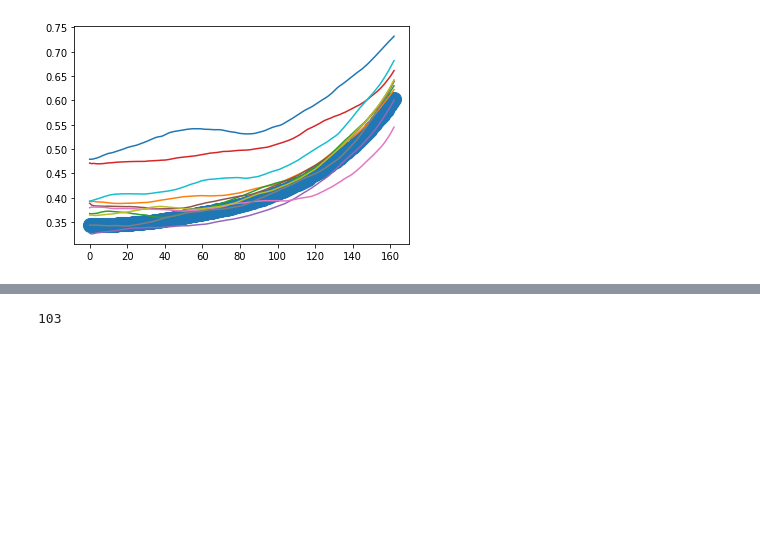
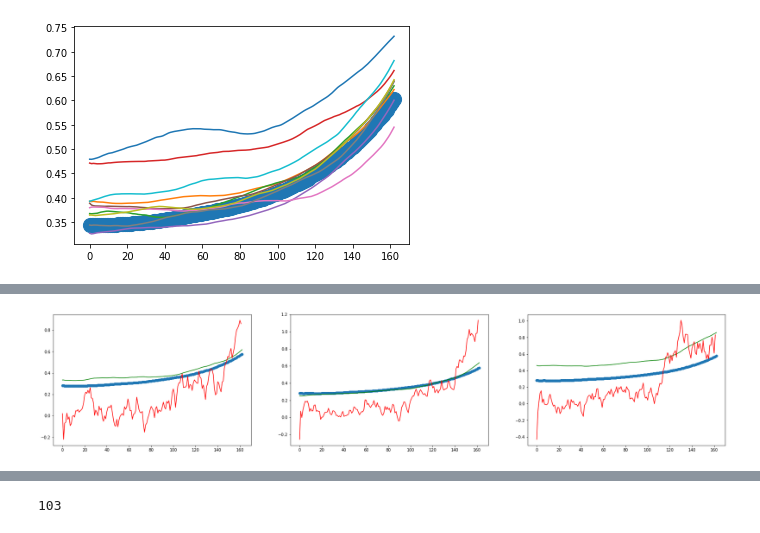
Before and after one commit to kEEPpp/PHM-Competition, a Jupyter notebook: CMAPSS/exponential_only_FD001.ipynb, the cells around one changed output, grey strips where cells are left out. Cells and saved outputs as stored; diff of their text form; code cells hidden in the pictures; blank space fills up the shorter version.

```diff
--- a/CMAPSS/exponential_only_FD001.ipynb
+++ b/CMAPSS/exponential_only_FD001.ipynb
@@ -300,3 +302,15 @@ plt.show()
+# %%
+fig, ax = plt.subplots(1,3, figsize = (30,6), sharex=True)
+
+for i in range(3):
+    dif = np.diff(np.exp(reg1.predict(tests1[i]))) / 0.01
+    ax[i].plot(np.exp(reg1.predict(tests1[i])), c = 'green')
+    ax[i].scatter(np.arange(len(tests1[i])), y1)
+    ax[i].plot(dif, c = 'red')
+    #ax[i].plot(pd.DataFrame(dif).ewm(0.9).mean(), c = 'green')
+plt.show()
+# %% [output]
+[figure, added]
 # %%
 dif1 = np.diff(np.exp(reg1.predict(trains1[0]))) / 0.01
 dif2 = np.diff(np.exp(reg1.predict(trains1[1]))) / 0.01
```
Also changed, not shown: parts of 5 cells of this notebook.
